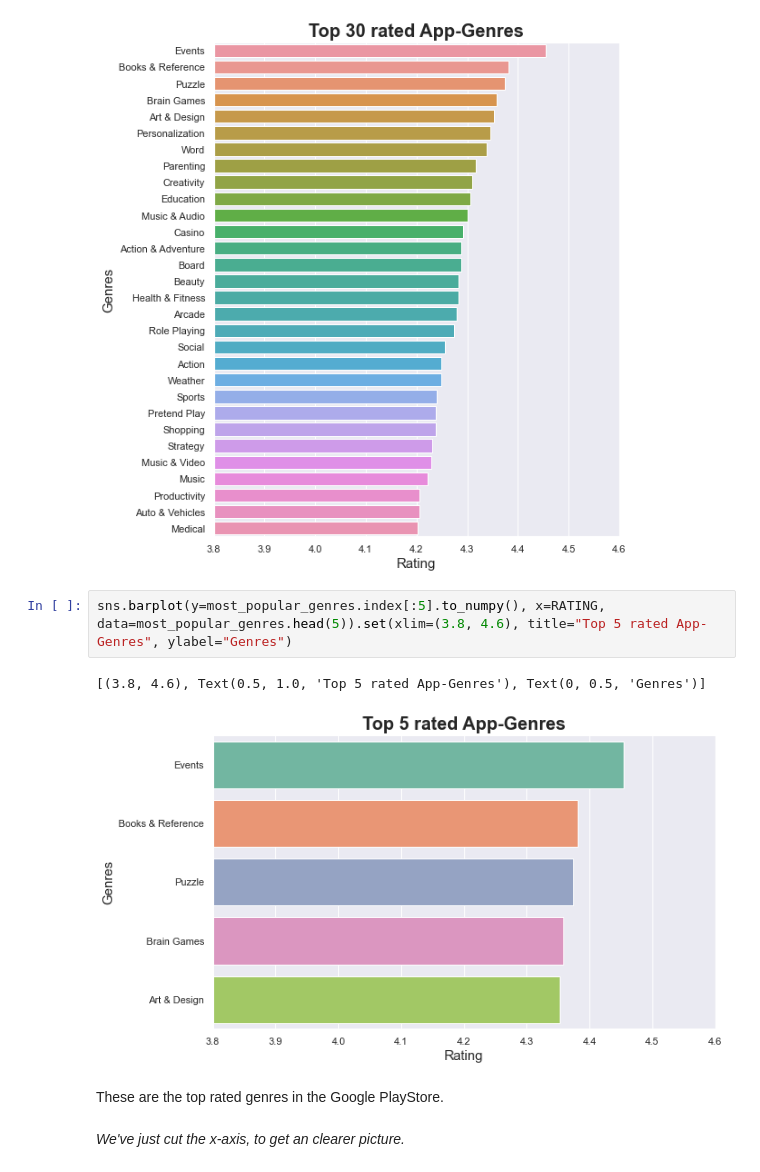
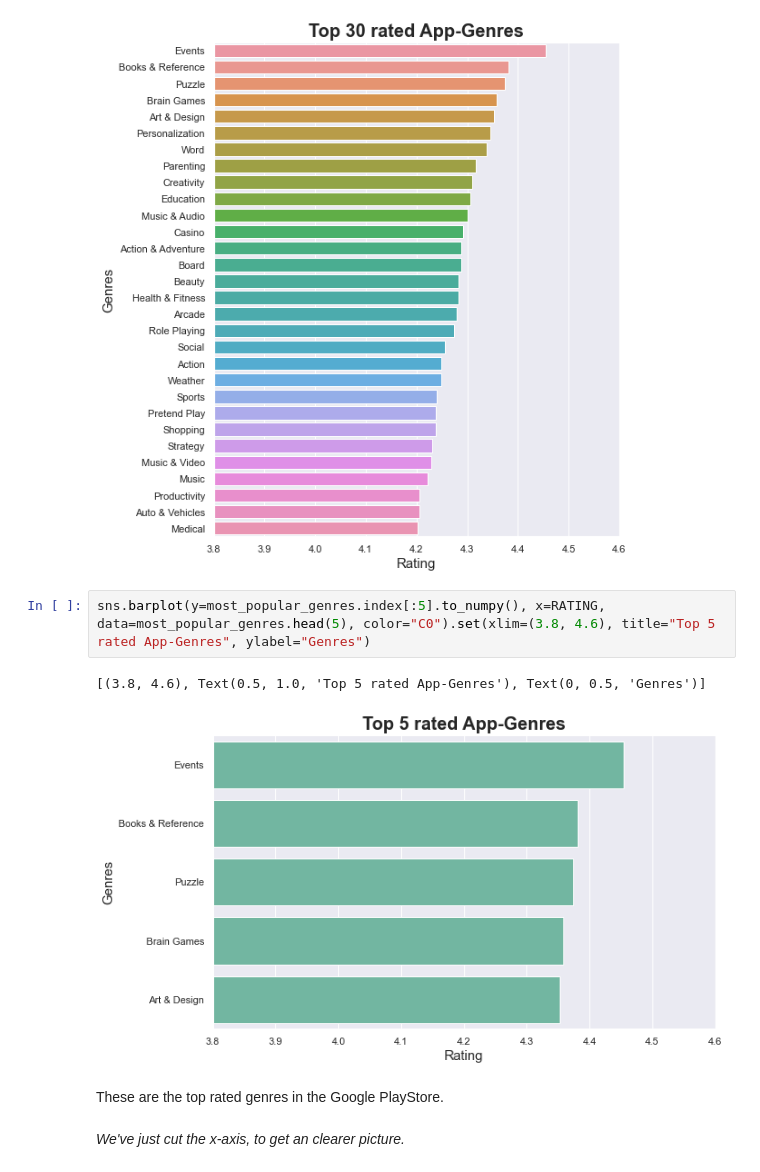
Before and after one commit to enricogoerlitz/Data-Analysis, a Jupyter notebook: 02_Google_Playstore_Data/notebook/notebook1.ipynb, the cells around one changed output. Drawn from its saved outputs; the diff is of its cells as text.

Commit message:
google playstore data eda - finished

```diff
--- a/02_Google_Playstore_Data/notebook/notebook1.ipynb
+++ b/02_Google_Playstore_Data/notebook/notebook1.ipynb
@@ -1076,10 +1076,10 @@ sns.barplot(y=most_popular_genres.index.to_numpy()[:30], x=RATING, data=most_pop
 [(3.8, 4.6), Text(0.5, 1.0, 'Top 30 rated App-Genres'), Text(0, 0.5, 'Genres')]
 [figure]
 # %%
-sns.barplot(y=most_popular_genres.index[:5].to_numpy(), x=RATING, data=most_popular_genres.head(5)).set(xlim=(3.8, 4.6), title="Top 5 rated App-Genres", ylabel="Genres")
+sns.barplot(y=most_popular_genres.index[:5].to_numpy(), x=RATING, data=most_popular_genres.head(5), color="C0").set(xlim=(3.8, 4.6), title="Top 5 rated App-Genres", ylabel="Genres")
 # %% [output]
 [(3.8, 4.6), Text(0.5, 1.0, 'Top 5 rated App-Genres'), Text(0, 0.5, 'Genres')]
-[figure, old version]
+[figure, new version]
 # %% [markdown]
 These are the top rated genres in the Google PlayStore. <br>
 <br>
```
Also changed, not shown: parts of 6 cells of this notebook, 1 other file.
